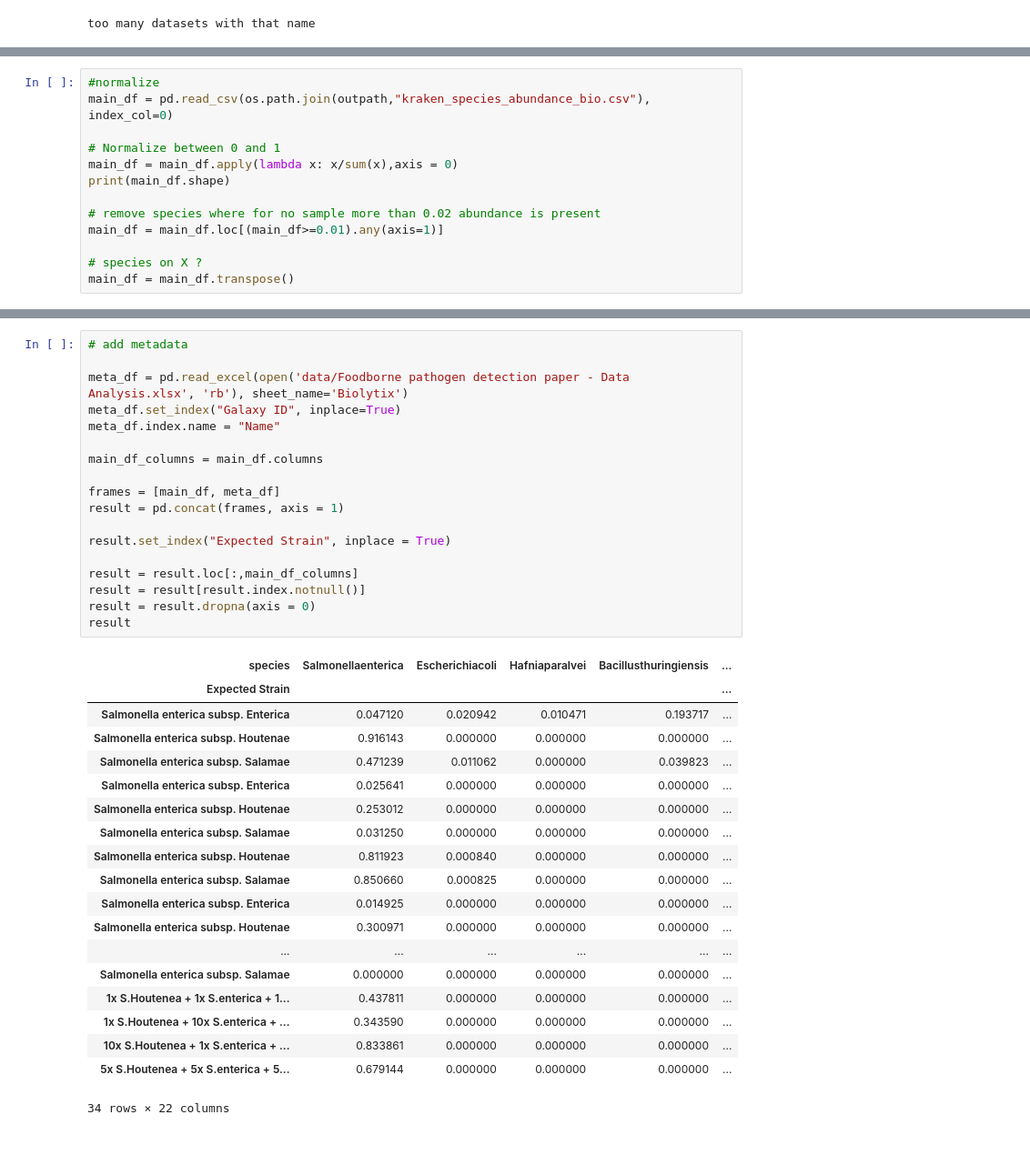
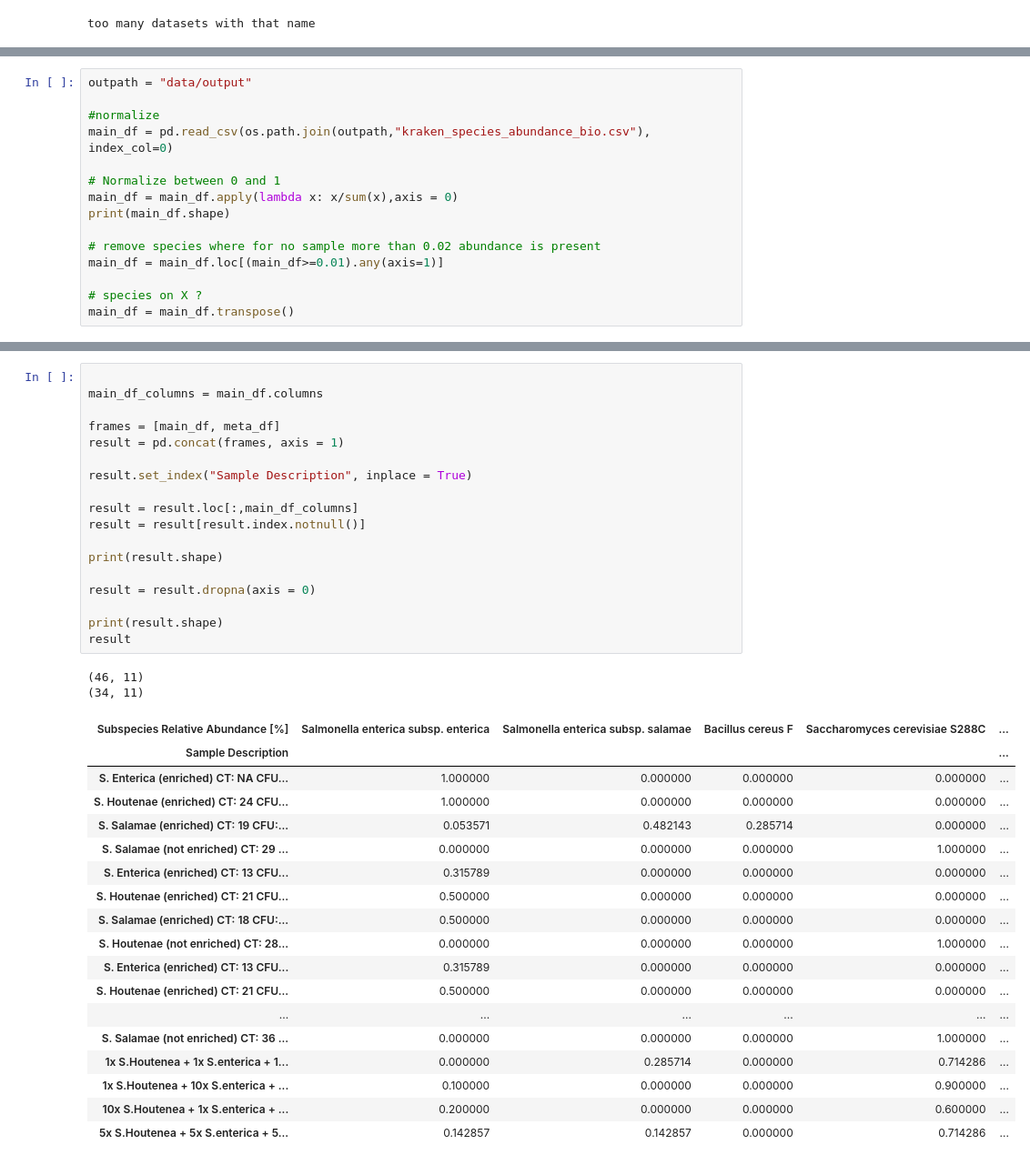
Before and after one commit to usegalaxy-eu/PathoGFAIR, a Jupyter notebook: src/taxonomy_heatmap_from_collection.ipynb, the cells around one changed output, grey strips where cells are left out. Shown at 91% size. Saved outputs shown, nothing was run; the diff lists cells and outputs as text.

```diff
--- a/src/taxonomy_heatmap_from_collection.ipynb
+++ b/src/taxonomy_heatmap_from_collection.ipynb
@@ -94,4 +100,6 @@ ValueError: No objects to concatenate
 # %%
+outpath = "data/output"
+
 #normalize
 main_df = pd.read_csv(os.path.join(outpath,"kraken_species_abundance_bio.csv"), index_col=0)
 
@@ -110,38 +185,39 @@ main_df = main_df.transpose()
 # %%
-# add metadata
-
-meta_df = pd.read_excel(open('data/Foodborne pathogen detection paper - Data Analysis.xlsx', 'rb'), sheet_name='Biolytix')
-meta_df.set_index("Galaxy ID", inplace=True)
-meta_df.index.name = "Name"
 
 main_df_columns = main_df.columns
 
 frames = [main_df, meta_df]
 result = pd.concat(frames, axis = 1)
 
-result.set_index("Expected Strain", inplace = True)
+result.set_index("Sample Description", inplace = True)
 
 result = result.loc[:,main_df_columns]
 result = result[result.index.notnull()]
+
+print(result.shape)
+
 result = result.dropna(axis = 0)
+
+print(result.shape)
 result
 # %% [output]
+(46, 11)
+(34, 11)
-| species | Salmonellaenterica | Escherichiacoli | Hafniaparalvei | Bacillusthuringiensis | ... |
-| Expected Strain |  |  |  |  | ... |
-| Salmonella enterica subsp. Enterica | 0.047120 | 0.020942 | 0.010471 | 0.193717 | ... |
-| Salmonella enterica subsp. Houtenae | 0.916143 | 0.000000 | 0.000000 | 0.000000 | ... |
-| Salmonella enterica subsp. Salamae | 0.471239 | 0.011062 | 0.000000 | 0.039823 | ... |
-| Salmonella enterica subsp. Enterica | 0.025641 | 0.000000 | 0.000000 | 0.000000 | ... |
-| Salmonella enterica subsp. Houtenae | 0.253012 | 0.000000 | 0.000000 | 0.000000 | ... |
-| Salmonella enterica subsp. Salamae | 0.031250 | 0.000000 | 0.000000 | 0.000000 | ... |
-| Salmonella enterica subsp. Houtenae | 0.811923 | 0.000840 | 0.000000 | 0.000000 | ... |
-| Salmonella enterica subsp. Salamae | 0.850660 | 0.000825 | 0.000000 | 0.000000 | ... |
-| Salmonella enterica subsp. Enterica | 0.014925 | 0.000000 | 0.000000 | 0.000000 | ... |
-| Salmonella enterica subsp. Houtenae | 0.300971 | 0.000000 | 0.000000 | 0.000000 | ... |
+| Subspecies Relative Abundance [%] | Salmonella enterica subsp. enterica | Salmonella enterica subsp. salamae | Bacillus cereus F | Saccharomyces cerevisiae S288C | ... |
+| Sample Description |  |  |  |  | ... |
+| S. Enterica (enriched) CT: NA CFU... | 1.000000 | 0.000000 | 0.000000 | 0.000000 | ... |
+| S. Houtenae (enriched) CT: 24 CFU... | 1.000000 | 0.000000 | 0.000000 | 0.000000 | ... |
+| S. Salamae (enriched) CT: 19 CFU:... | 0.053571 | 0.482143 | 0.285714 | 0.000000 | ... |
+| S. Salamae (not enriched) CT: 29 ... | 0.000000 | 0.000000 | 0.000000 | 1.000000 | ... |
+| S. Enterica (enriched) CT: 13 CFU... | 0.315789 | 0.000000 | 0.000000 | 0.000000 | ... |
+| S. Houtenae (enriched) CT: 21 CFU... | 0.500000 | 0.000000 | 0.000000 | 0.000000 | ... |
+| S. Salamae (enriched) CT: 18 CFU:... | 0.500000 | 0.000000 | 0.000000 | 0.000000 | ... |
+| S. Houtenae (not enriched) CT: 28... | 0.000000 | 0.000000 | 0.000000 | 1.000000 | ... |
+| S. Enterica (enriched) CT: 13 CFU... | 0.315789 | 0.000000 | 0.000000 | 0.000000 | ... |
+| S. Houtenae (enriched) CT: 21 CFU... | 0.500000 | 0.000000 | 0.000000 | 0.000000 | ... |
 | ... | ... | ... | ... | ... | ... |
-| Salmonella enterica subsp. Salamae | 0.000000 | 0.000000 | 0.000000 | 0.000000 | ... |
-| 1x S.Houtenea + 1x S.enterica + 1... | 0.437811 | 0.000000 | 0.000000 | 0.000000 | ... |
-| 1x S.Houtenea + 10x S.enterica + ... | 0.343590 | 0.000000 | 0.000000 | 0.000000 | ... |
-| 10x S.Houtenea + 1x S.enterica + ... | 0.833861 | 0.000000 | 0.000000 | 0.000000 | ... |
-| 5x S.Houtenea + 5x S.enterica + 5... | 0.679144 | 0.000000 | 0.000000 | 0.000000 | ... |
+| S. Salamae (not enriched) CT: 36 ... | 0.000000 | 0.000000 | 0.000000 | 1.000000 | ... |
+| 1x S.Houtenea + 1x S.enterica + 1... | 0.000000 | 0.285714 | 0.000000 | 0.714286 | ... |
+| 1x S.Houtenea + 10x S.enterica + ... | 0.100000 | 0.000000 | 0.000000 | 0.900000 | ... |
+| 10x S.Houtenea + 1x S.enterica + ... | 0.200000 | 0.000000 | 0.000000 | 0.600000 | ... |
+| 5x S.Houtenea + 5x S.enterica + 5... | 0.142857 | 0.142857 | 0.000000 | 0.714286 | ... |
-34 rows × 22 columns
```
Also changed, not shown: parts of 12 cells of this notebook, 7 other files.
